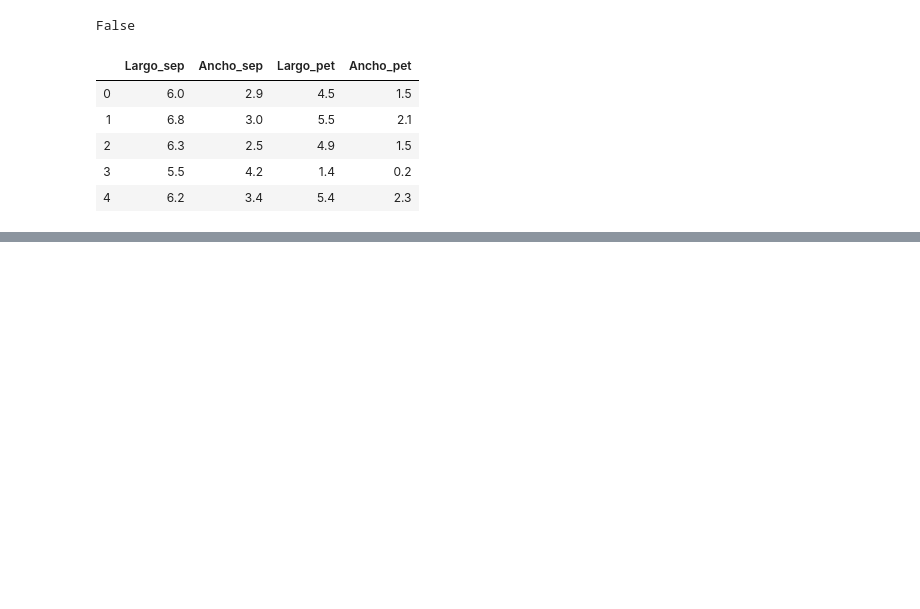
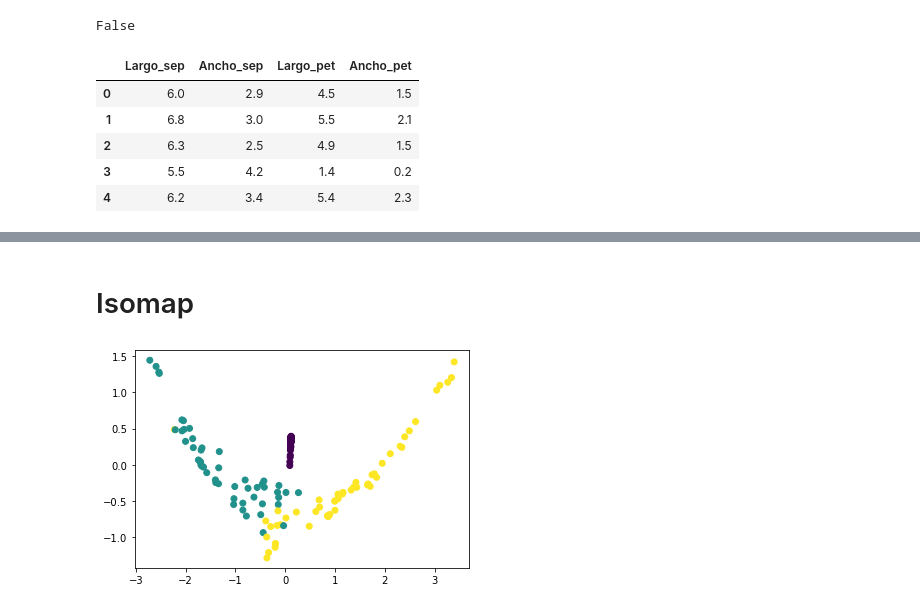
Before and after one commit to DanielCordovaV/TC-1002-2, a Jupyter notebook: scripts/Reto.ipynb, the cells around one changed output, grey strips where cells are left out. Saved outputs shown, nothing was run; the diff lists cells and outputs as text; code cells hidden in the pictures; blank space fills up the shorter version.

```diff
--- a/scripts/Reto.ipynb
+++ b/scripts/Reto.ipynb
@@ -64,3 +64,12 @@ See the caveats in the documentation: http://pandas.pydata.org/pandas-docs/stabl
 | 2 | 1 |
 | 3 | 0 |
 | 4 | 2 |
+# %% [markdown]
+# Isomap
+# %%
+isomap = manifold.Isomap()
+X_isomap = isomap.fit_transform(X)
+plt.scatter(X_isomap[:, 0], X_isomap[:,1], c=y.Tipo_Flor)
+plt.show()
+# %% [output]
+[figure, added]
```
Also changed, not shown: parts of 3 cells of this notebook.
